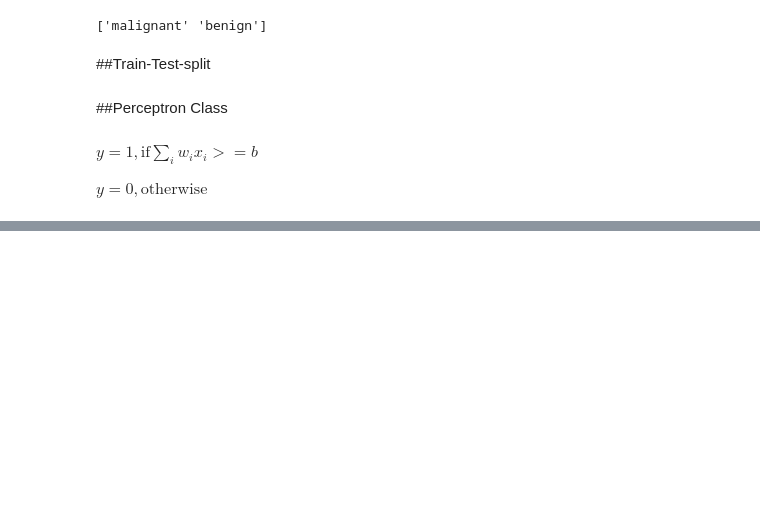
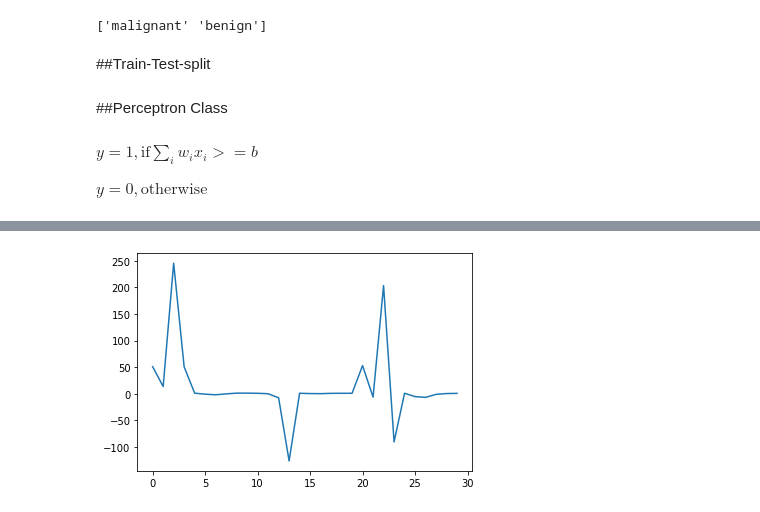
Before and after one commit to binodmathews93/GUVI-DeepLearning, a Jupyter notebook: Perceptron.ipynb, the cells around one changed output, grey strips where cells are left out. Drawn from its saved outputs; the diff is of its cells as text; code cells hidden in the pictures; blank space fills up the shorter version.

```diff
--- a/Perceptron.ipynb
+++ b/Perceptron.ipynb
@@ -92,0 +141,5 @@ class Perceptron:
+# %%
+plt.plot( wt_matrix[-1,:])
+plt.show()
+# %% [output]
+[figure, added]
```
Also changed, not shown: parts of 11 cells of this notebook.
